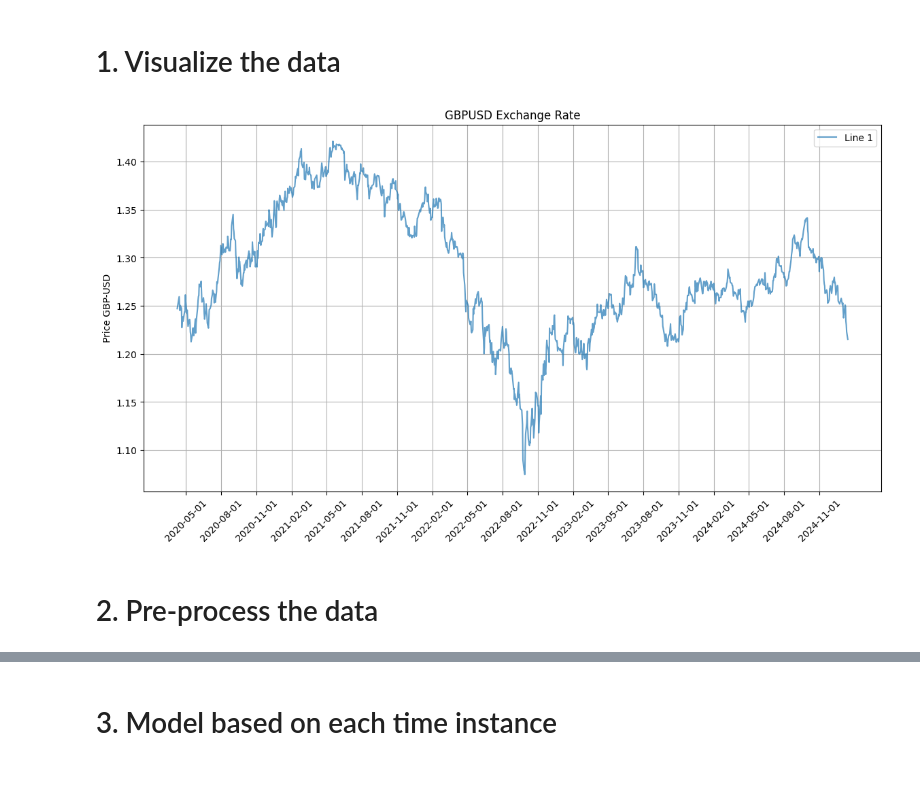
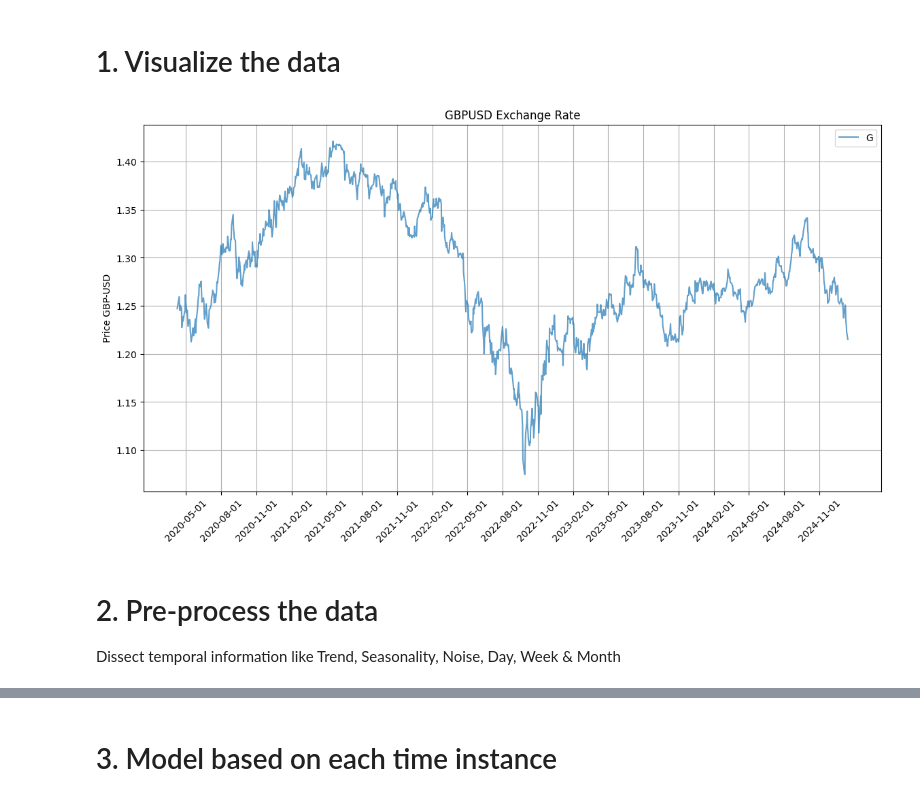
Before and after one commit to GurungPrabhu/GBP_USD-forecasting-model, a Jupyter notebook: DL_Assignment.ipynb, the cells around one changed output, grey strips where cells are left out. Saved outputs shown, nothing was run; the diff lists cells and outputs as text; code cells hidden in the pictures.

```diff
--- a/DL_Assignment.ipynb
+++ b/DL_Assignment.ipynb
@@ -168,11 +269,12 @@ def time_sequence_generator(feature, target, time_step):
 # 1. Visualize the data
 # %%
 data = load_data()
-plot_gbp_usd([[data['Date'], data['Open']]])
+plot_gbp_usd([[data['Date'], data['Open'], "GBPUSD Open"]])
 # %% [output]
-[figure, old version]
+[figure, new version]
 # %% [markdown]
 # 2. Pre-process the data
+Dissect temporal information like Trend, Seasonality, Noise, Day, Week & Month
 # %%
 # General pre-process data for overall models
 df = load_data()
```
Also changed, not shown: parts of 23 cells of this notebook, 1 other file.
